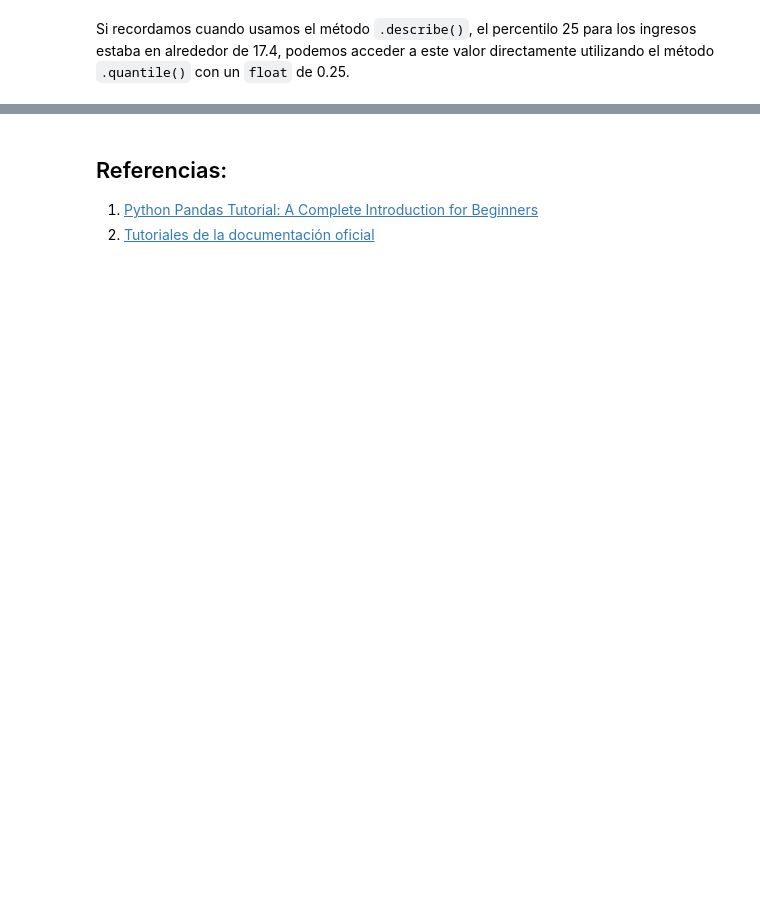
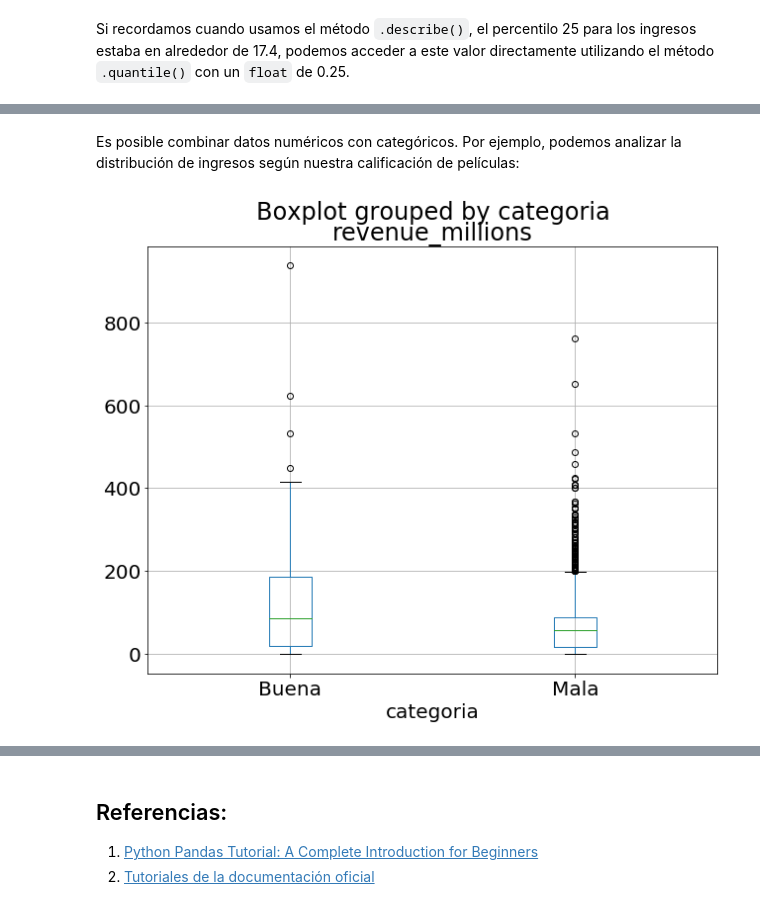
Before and after one commit to gmg-utn/compTools, a Jupyter notebook: pandas/pandas.ipynb, the cells around one changed output, grey strips where cells are left out. Drawn from its saved outputs; the diff is of its cells as text; code cells hidden in the pictures; blank space fills up the shorter version.

```diff
--- a/pandas/pandas.ipynb
+++ b/pandas/pandas.ipynb
@@ -708,0 +788,6 @@ Si recordamos cuando usamos el método `.describe()`, el percentilo 25 para los
+# %% [markdown]
+Es posible combinar datos numéricos con categóricos. Por ejemplo, podemos analizar la distribución de ingresos según nuestra calificación de películas:
+# %%
+movies_df.boxplot(column='revenue_millions', by='categoria');
+# %% [output]
+[figure, added]
```
Also changed, not shown: parts of 21 cells of this notebook.
